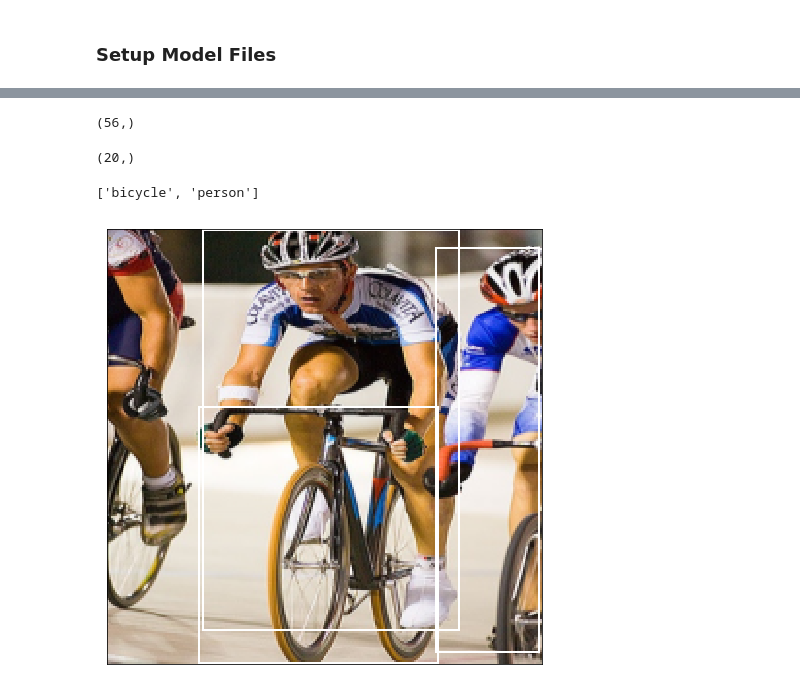
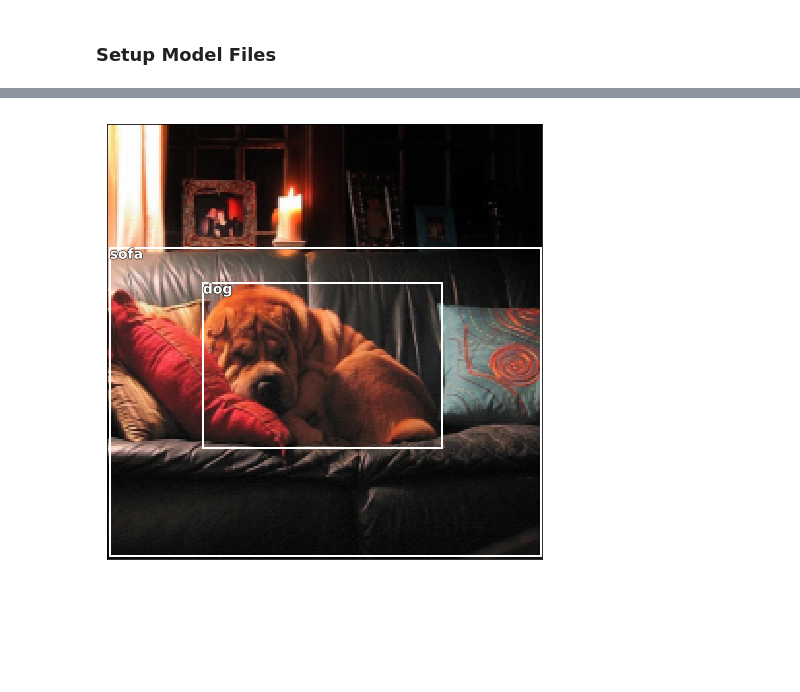
Before and after one commit to ganesh-krishnan/fastai, a Jupyter notebook: courses/dl2/pascal-multi_gk.ipynb, the cells around one changed output, grey strips where cells are left out. Saved outputs shown, nothing was run; the diff lists cells and outputs as text; code cells hidden in the pictures; blank space fills up the shorter version.

Commit message:
Ground truth visualization for detection

```diff
--- a/courses/dl2/pascal-multi_gk.ipynb
+++ b/courses/dl2/pascal-multi_gk.ipynb
@@ -251,16 +259,15 @@ def create_od(df):
 # %%
-def plot_gt(img, y, ax=None, figsize=(16, 8)):
+def plot_gt(img, y, ax=None, figsize=(16, 8), id2name=id2name):
     ax = show_img(img, ax=ax, figsize=figsize)
     m_bb, m_cl = y
+    pos_idx = np.where(m_cl > 0)
+    m_cl = m_cl[pos_idx]
+    m_bb = m_bb[np.min(pos_idx)*4:]
     bb_list = list(np.reshape(m_bb, (int(m_bb.shape[0]/4), 4)))
-    for bb in bb_list:
+
+    for i, bb in enumerate(bb_list):
         draw_rect(ax, bb_hw(bb))
-
-    txt_x = 0
-    txt_y = 0
-    for cl in matching_cl(y[i], md, thresh):
-        draw_anno(ax, txt_x, txt_y, cl)
-        txt_y += 20
+        draw_anno(ax, bb[1], bb[0], id2name[m_cl[i]])
 # %%
 MBB_CSV = TMP/'MBB.CSV'
 od_df = create_od(train_df)
@@ -278,7 +285,7 @@ augs = [RandomFlip(tfm_y=tfm_y, p=0.5),
         RandomLighting(0.05, 0.05, tfm_y=tfm_y)]
 tfms = tfms_from_model(f_model, sz=sz, aug_tfms=augs, crop_type=CropType.NO, tfm_y=tfm_y)
 md_mbb = ImageClassifierData.from_csv(MODEL, JPEGS, MBB_CSV, tfms=tfms, continuous=True)
-md_both = md_mbb
+md_both = ImageClassifierData.from_csv(MODEL, JPEGS, MBB_CSV, tfms=tfms, continuous=True)
 # %%
 val_idxs = get_cv_idxs(len(mbb_df.fname))
 ((val_fnames, trn_fnames), (mcl_val_y, mcl_trn_y)) = split_by_idx(val_idxs, np.array(mcl_df.fname),
@@ -293,7 +300,6 @@ class ConcatDataSets(Dataset):
         return len(self.bb_ds)
 
     def __getitem__(self, i):
-        pdb.set_trace()
         x = self.bb_ds[i][0]
         y = (self.bb_ds[i][1], self.cl_y[i])
         return (x, y)
@@ -343,16 +309,9 @@ abc = next(zip(y[0], y[1]))
-# %%
-abc[0].shape
-# %% [output]
-(56,)
-# %%
-abc[1].shape
-# %% [output]
-(20,)
-# %%
-matching_cl(abc[1], md_mc)
-# %% [output]
-['bicycle', 'person']
+# %%
+x, y = next(iter(md_both.val_dl))
+x, y = to_np(x), to_np(y)
+img = np.squeeze(md_mbb.val_ds.denorm(x[1]))
+y = repack(y)
 # %%
-plot_gt(img, abc)
+plot_gt(img, y[1])
 # %% [output]
-[figure, old version]
+[figure, new version]
```
Also changed, not shown: parts of 14 cells of this notebook.
